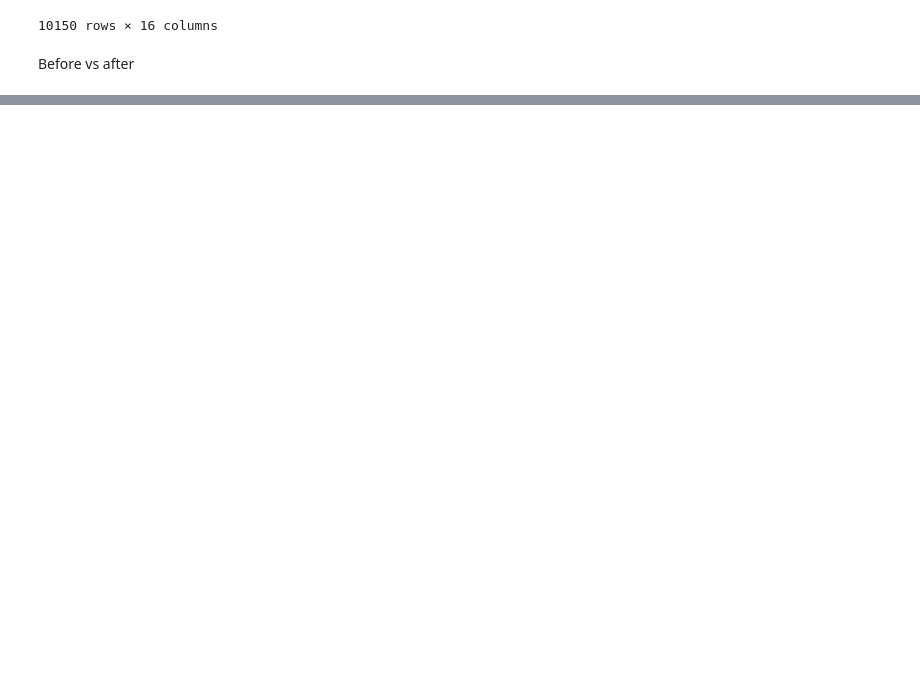
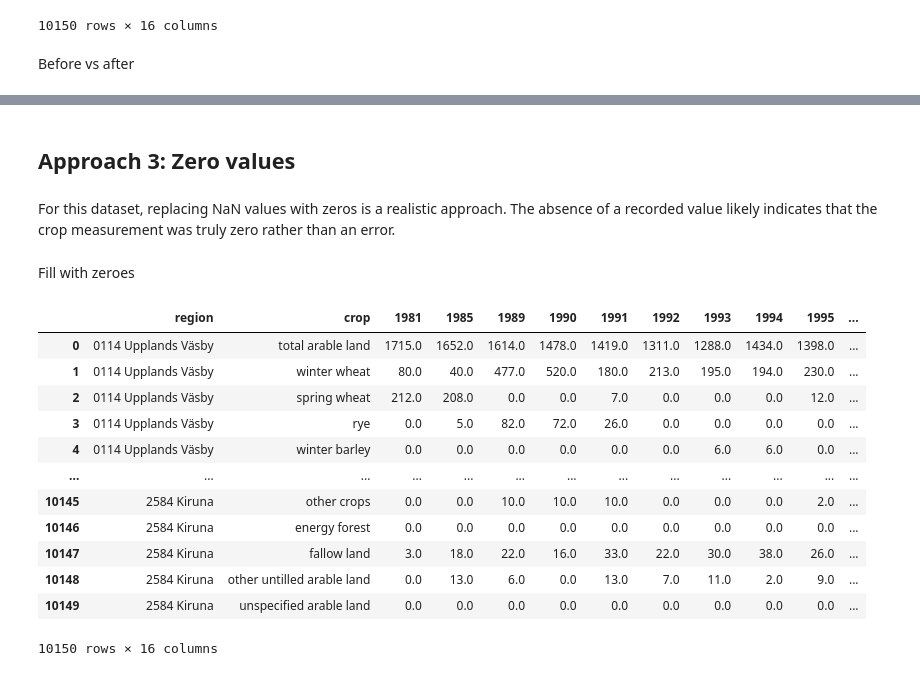
Before and after one commit to ivonilsson/dsp, a Jupyter notebook: a1/task1.ipynb, the cells around one changed output, grey strips where cells are left out. Drawn from its saved outputs; the diff is of its cells as text; code cells hidden in the pictures; blank space fills up the shorter version.

Commit message:
Task 1 added cleaning and NaN value handling

```diff
--- a/a1/task1.ipynb
+++ b/a1/task1.ipynb
@@ -259,0 +278,25 @@ comparison_df
+# %% [markdown]
+## Approach 3: Zero values
+# %% [markdown]
+For this dataset, replacing NaN values with zeros is a realistic approach. The absence of a recorded value likely indicates that the crop measurement was truly zero rather than an error.
+# %%
+df_approach_3 = df.copy()
+# %% [markdown]
+Fill with zeroes
+# %%
+df_approach_3[year_cols] = df_approach_3[year_cols].fillna(0)
+df_approach_3
+# %% [output]
+|  | region | crop | 1981 | 1985 | 1989 | 1990 | 1991 | 1992 | 1993 | 1994 | 1995 | ... |
+| 0 | 0114 Upplands Väsby | total arable land | 1715.0 | 1652.0 | 1614.0 | 1478.0 | 1419.0 | 1311.0 | 1288.0 | 1434.0 | 1398.0 | ... |
+| 1 | 0114 Upplands Väsby | winter wheat | 80.0 | 40.0 | 477.0 | 520.0 | 180.0 | 213.0 | 195.0 | 194.0 | 230.0 | ... |
+| 2 | 0114 Upplands Väsby | spring wheat | 212.0 | 208.0 | 0.0 | 0.0 | 7.0 | 0.0 | 0.0 | 0.0 | 12.0 | ... |
+| 3 | 0114 Upplands Väsby | rye | 0.0 | 5.0 | 82.0 | 72.0 | 26.0 | 0.0 | 0.0 | 0.0 | 0.0 | ... |
+| 4 | 0114 Upplands Väsby | winter barley | 0.0 | 0.0 | 0.0 | 0.0 | 0.0 | 0.0 | 6.0 | 6.0 | 0.0 | ... |
+| ... | ... | ... | ... | ... | ... | ... | ... | ... | ... | ... | ... | ... |
+| 10145 | 2584 Kiruna | other crops | 0.0 | 0.0 | 10.0 | 10.0 | 10.0 | 0.0 | 0.0 | 0.0 | 2.0 | ... |
+| 10146 | 2584 Kiruna | energy forest | 0.0 | 0.0 | 0.0 | 0.0 | 0.0 | 0.0 | 0.0 | 0.0 | 0.0 | ... |
+| 10147 | 2584 Kiruna | fallow land | 3.0 | 18.0 | 22.0 | 16.0 | 33.0 | 22.0 | 30.0 | 38.0 | 26.0 | ... |
+| 10148 | 2584 Kiruna | other untilled arable land | 0.0 | 13.0 | 6.0 | 0.0 | 13.0 | 7.0 | 11.0 | 2.0 | 9.0 | ... |
+| 10149 | 2584 Kiruna | unspecified arable land | 0.0 | 0.0 | 0.0 | 0.0 | 0.0 | 0.0 | 0.0 | 0.0 | 0.0 | ... |
+10150 rows × 16 columns
```
Also changed, not shown: parts of 11 cells of this notebook.
